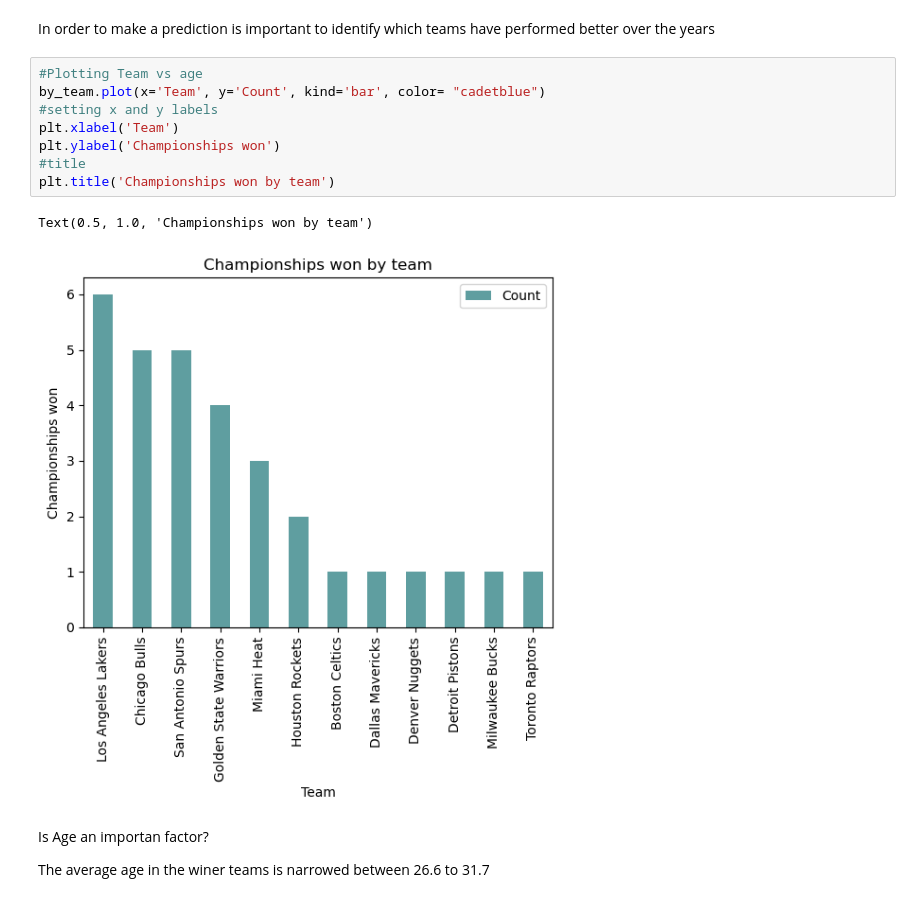
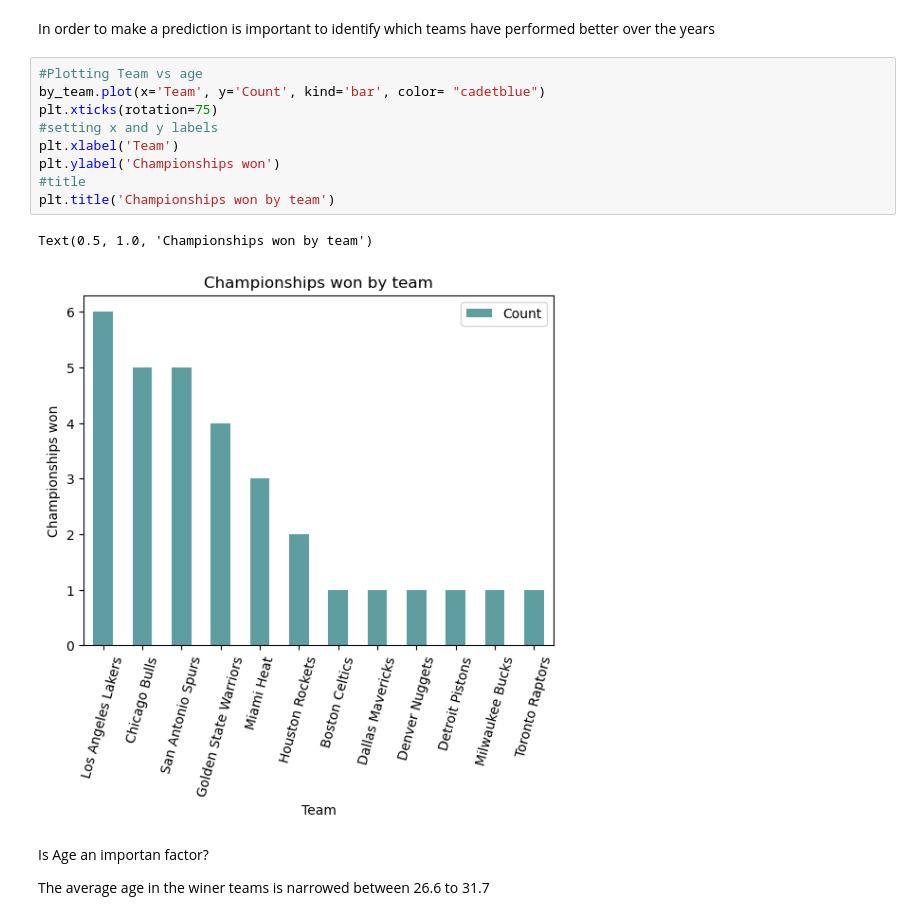
Before and after one commit to jrios46/Project2-MBA-Playoffs, a Jupyter notebook: Statistics.ipynb, the cells around one changed output. Saved outputs shown, nothing was run; the diff lists cells and outputs as text.

```diff
--- a/Statistics.ipynb
+++ b/Statistics.ipynb
@@ -263,14 +263,15 @@ In order to make a prediction is important to identify which teams have performe
 # %%
 #Plotting Team vs age
 by_team.plot(x='Team', y='Count', kind='bar', color= "cadetblue")
+plt.xticks(rotation=75)
 #setting x and y labels
 plt.xlabel('Team')
 plt.ylabel('Championships won')
 #title
 plt.title('Championships won by team')
 # %% [output]
 Text(0.5, 1.0, 'Championships won by team')
-[figure, old version]
+[figure, new version]
 # %% [markdown]
 Is Age an importan factor?
 
```
Also changed, not shown: parts of 5 cells of this notebook.
